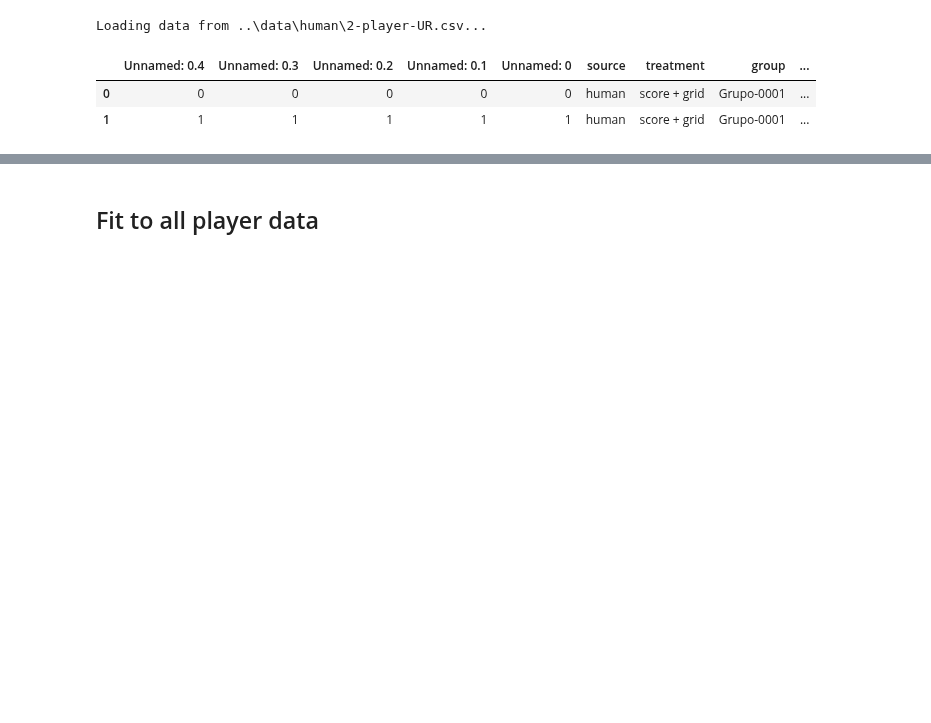
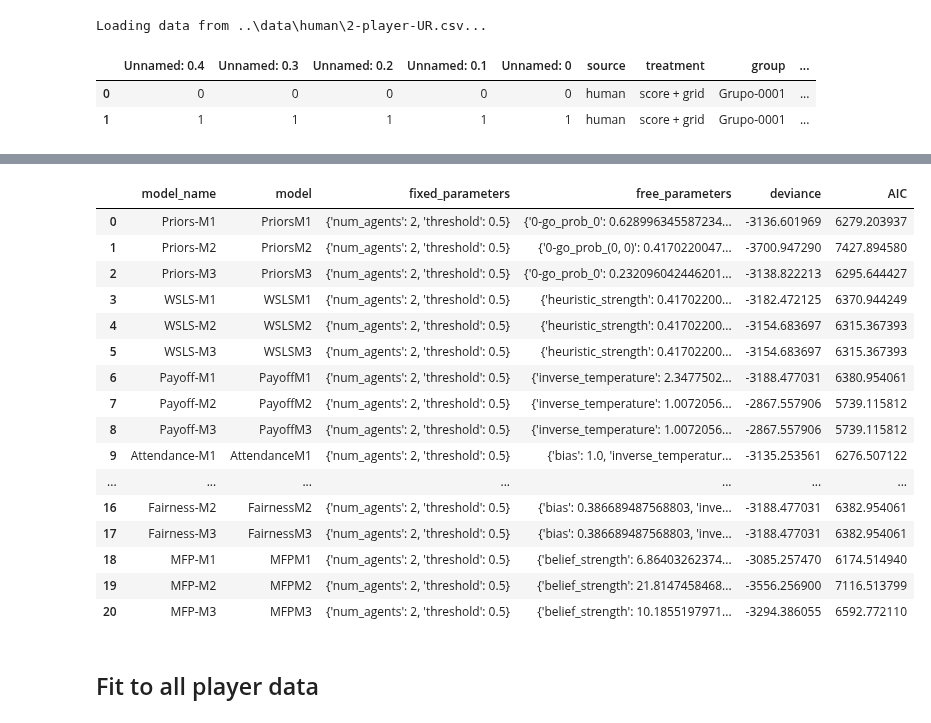
Before and after one commit to EAndrade-Lotero/Cognitive_Models_El_Farol_Bar_Problem, a Jupyter notebook: Notebooks/Fit_models_to_human_data.ipynb, the cells around one changed output, grey strips where cells are left out. Drawn from its saved outputs; the diff is of its cells as text; code cells hidden in the pictures; blank space fills up the shorter version.

Commit message:
modif fit models to include prior models

```diff
--- a/Notebooks/Fit_models_to_human_data.ipynb
+++ b/Notebooks/Fit_models_to_human_data.ipynb
@@ -100,3 +65,24 @@ print(f'Model recovery data writen to file {best_fit_file_2P}')
+# %%
+df1 = pd.read_json(best_fit_file_2P, lines=True)
+df1
+# %% [output]
+|  | model_name | model | fixed_parameters | free_parameters | deviance | AIC |
+| 0 | Priors-M1 | PriorsM1 | {'num_agents': 2, 'threshold': 0.5} | {'0-go_prob_0': 0.628996345587234... | -3136.601969 | 6279.203937 |
+| 1 | Priors-M2 | PriorsM2 | {'num_agents': 2, 'threshold': 0.5} | {'0-go_prob_(0, 0)': 0.4170220047... | -3700.947290 | 7427.894580 |
+| 2 | Priors-M3 | PriorsM3 | {'num_agents': 2, 'threshold': 0.5} | {'0-go_prob_0': 0.232096042446201... | -3138.822213 | 6295.644427 |
+| 3 | WSLS-M1 | WSLSM1 | {'num_agents': 2, 'threshold': 0.5} | {'heuristic_strength': 0.41702200... | -3182.472125 | 6370.944249 |
+| 4 | WSLS-M2 | WSLSM2 | {'num_agents': 2, 'threshold': 0.5} | {'heuristic_strength': 0.41702200... | -3154.683697 | 6315.367393 |
+| 5 | WSLS-M3 | WSLSM3 | {'num_agents': 2, 'threshold': 0.5} | {'heuristic_strength': 0.41702200... | -3154.683697 | 6315.367393 |
+| 6 | Payoff-M1 | PayoffM1 | {'num_agents': 2, 'threshold': 0.5} | {'inverse_temperature': 2.3477502... | -3188.477031 | 6380.954061 |
+| 7 | Payoff-M2 | PayoffM2 | {'num_agents': 2, 'threshold': 0.5} | {'inverse_temperature': 1.0072056... | -2867.557906 | 5739.115812 |
+| 8 | Payoff-M3 | PayoffM3 | {'num_agents': 2, 'threshold': 0.5} | {'inverse_temperature': 1.0072056... | -2867.557906 | 5739.115812 |
+| 9 | Attendance-M1 | AttendanceM1 | {'num_agents': 2, 'threshold': 0.5} | {'bias': 1.0, 'inverse_temperatur... | -3135.253561 | 6276.507122 |
+| ... | ... | ... | ... | ... | ... | ... |
+| 16 | Fairness-M2 | FairnessM2 | {'num_agents': 2, 'threshold': 0.5} | {'bias': 0.386689487568803, 'inve... | -3188.477031 | 6382.954061 |
+| 17 | Fairness-M3 | FairnessM3 | {'num_agents': 2, 'threshold': 0.5} | {'bias': 0.386689487568803, 'inve... | -3188.477031 | 6382.954061 |
+| 18 | MFP-M1 | MFPM1 | {'num_agents': 2, 'threshold': 0.5} | {'belief_strength': 6.86403262374... | -3085.257470 | 6174.514940 |
+| 19 | MFP-M2 | MFPM2 | {'num_agents': 2, 'threshold': 0.5} | {'belief_strength': 21.8147458468... | -3556.256900 | 7116.513799 |
+| 20 | MFP-M3 | MFPM3 | {'num_agents': 2, 'threshold': 0.5} | {'belief_strength': 10.1855197971... | -3294.386055 | 6592.772110 |
 # %% [markdown]
 ## Fit to all player data
 # %%
```
Also changed, not shown: parts of 8 cells of this notebook, 4 other files.
